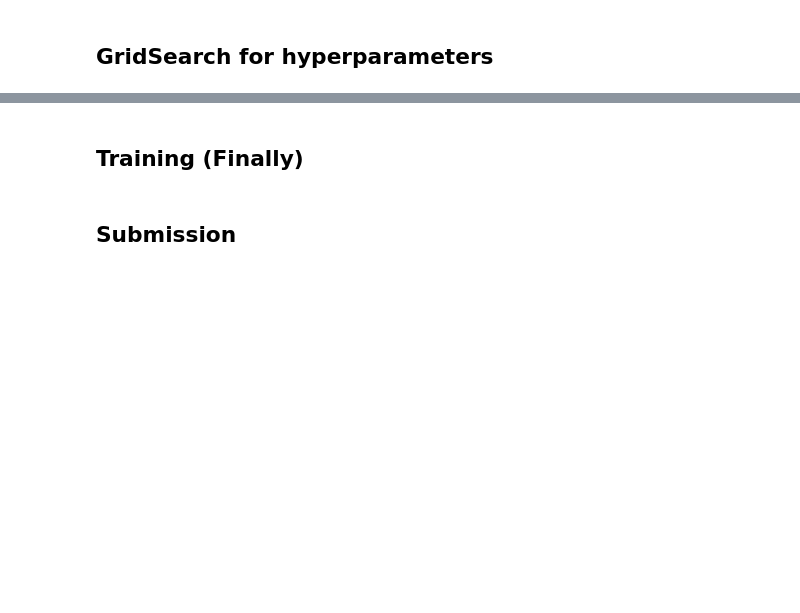
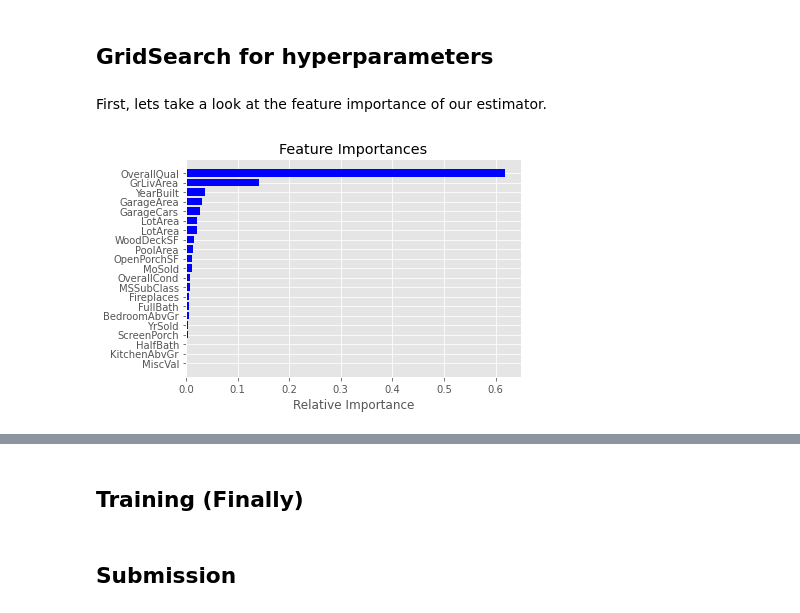
Before and after one commit to tutss/kaggle, a Jupyter notebook: knowledge/house-prices.ipynb, the cells around one changed output, grey strips where cells are left out. Saved outputs shown, nothing was run; the diff lists cells and outputs as text; code cells hidden in the pictures; blank space fills up the shorter version.

Commit message:
Added feature importance plots + shap

```diff
--- a/knowledge/house-prices.ipynb
+++ b/knowledge/house-prices.ipynb
@@ -27,4 +30,6 @@ from sklearn.ensemble import AdaBoostRegressor
 pd.set_option('max_columns', None)
+# %%
+plt.style.use('ggplot')
 # %% [markdown]
 ## Diary
 21/09: Submission without handling label data got 0.16 MSE. Still need to make some progress
@@ -246,2 +301,15 @@ array([29000.72237288, 37062.86431006, 34800.62988878, 26598.79853486,
 # %% [markdown]
 ## GridSearch for hyperparameters
+# %% [markdown]
+First, lets take a look at the feature importance of our estimator.
+# %%
+feature_importance = rf.feature_importances_
+indices = np.argsort(feature_importance)
+columns = X_train.columns
+plt.title('Feature Importances')
+plt.barh(range(len(indices)), feature_importance[indices], color='b', align='center')
+plt.yticks(range(len(indices)), [columns[i] for i in indices])
+plt.xlabel('Relative Importance')
+plt.show()
+# %% [output]
+[figure, added]
```
Also changed, not shown: parts of 21 cells of this notebook.
